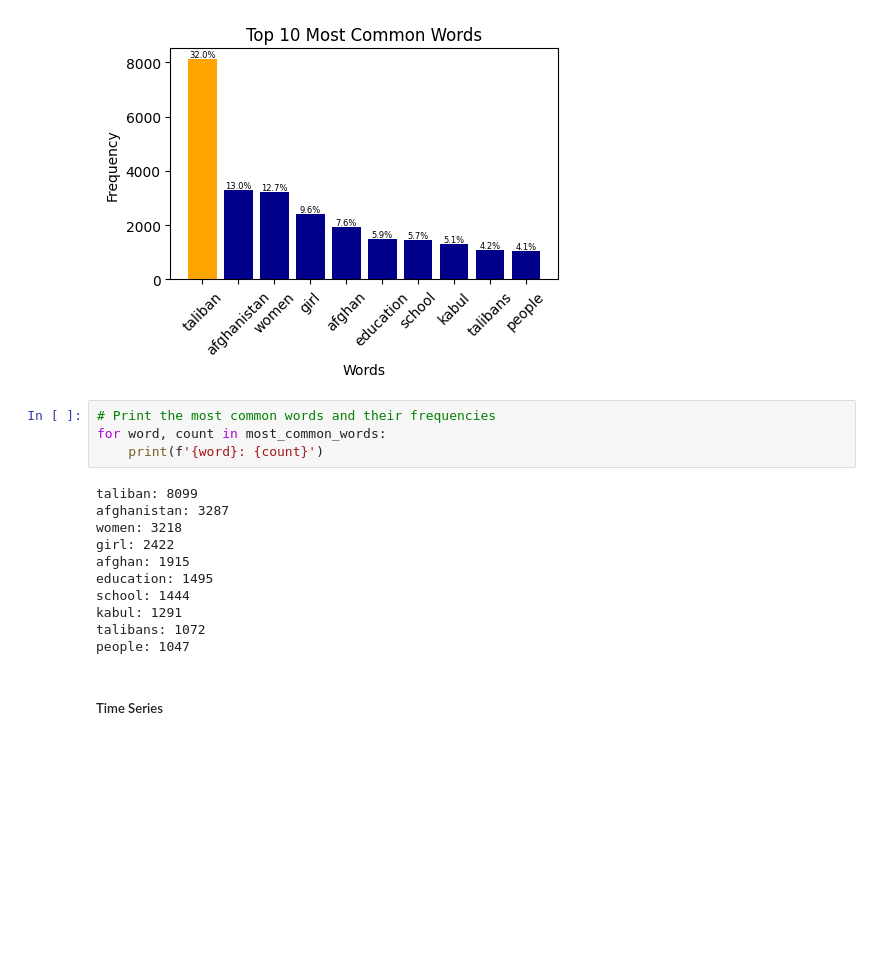
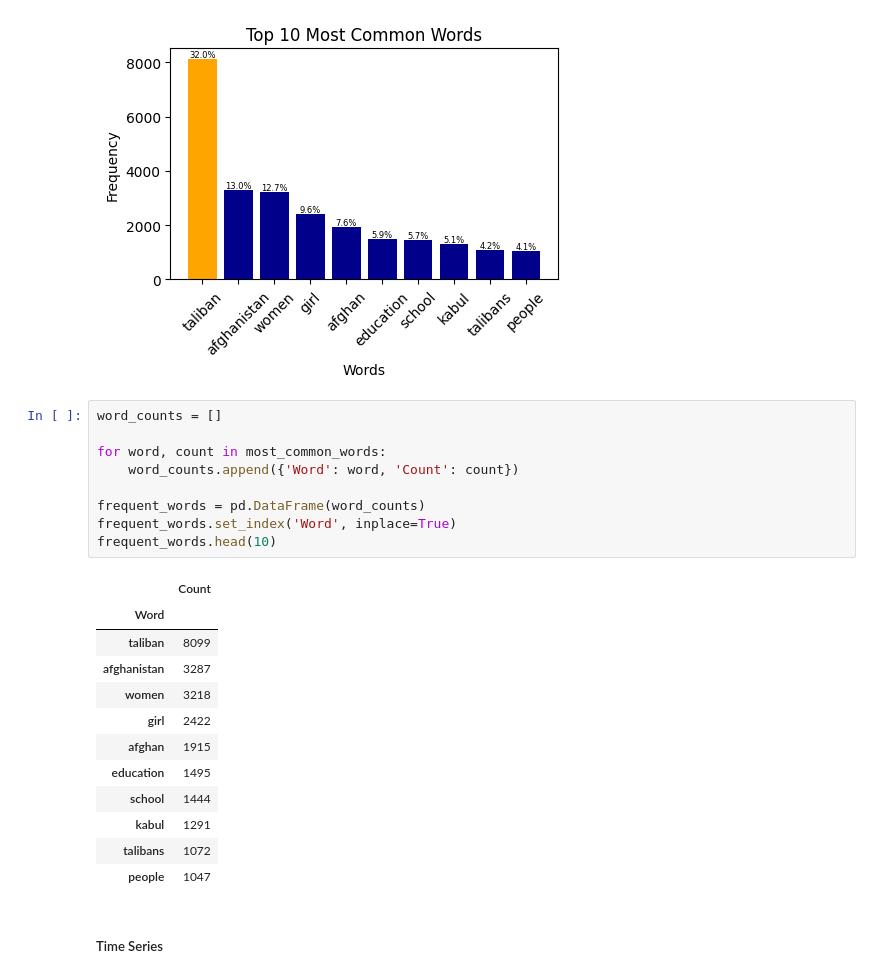
Before and after one commit to Saboor-Hamedi/Master-Thesis, a Jupyter notebook: Analyzing Data/src/men_activism.ipynb, the cells around one changed output. Drawn from its saved outputs; the diff is of its cells as text; blank space fills up the shorter version.

```diff
--- a/Analyzing Data/src/men_activism.ipynb
+++ b/Analyzing Data/src/men_activism.ipynb
@@ -744,21 +744,28 @@ for bar, percentage in zip(bars, percentages):
 plt.show()
 # %% [output]
 [figure]
-# %%
-# Print the most common words and their frequencies
-for word, count in most_common_words:
-    print(f'{word}: {count}')
-# %% [output]
-taliban: 8099
-afghanistan: 3287
-women: 3218
-girl: 2422
-afghan: 1915
-education: 1495
-school: 1444
-kabul: 1291
-talibans: 1072
-people: 1047
+# %%
+word_counts = []
+
+for word, count in most_common_words:
+    word_counts.append({'Word': word, 'Count': count})
+
+frequent_words = pd.DataFrame(word_counts)
+frequent_words.set_index('Word', inplace=True)
+frequent_words.head(10)
+# %% [output]
+|  | Count |
+| Word |  |
+| taliban | 8099 |
+| afghanistan | 3287 |
+| women | 3218 |
+| girl | 2422 |
+| afghan | 1915 |
+| education | 1495 |
+| school | 1444 |
+| kabul | 1291 |
+| talibans | 1072 |
+| people | 1047 |
 # %% [markdown]
 ##### Time Series
 # %%
```
Also changed, not shown: parts of 4 cells of this notebook, 13 other files.
